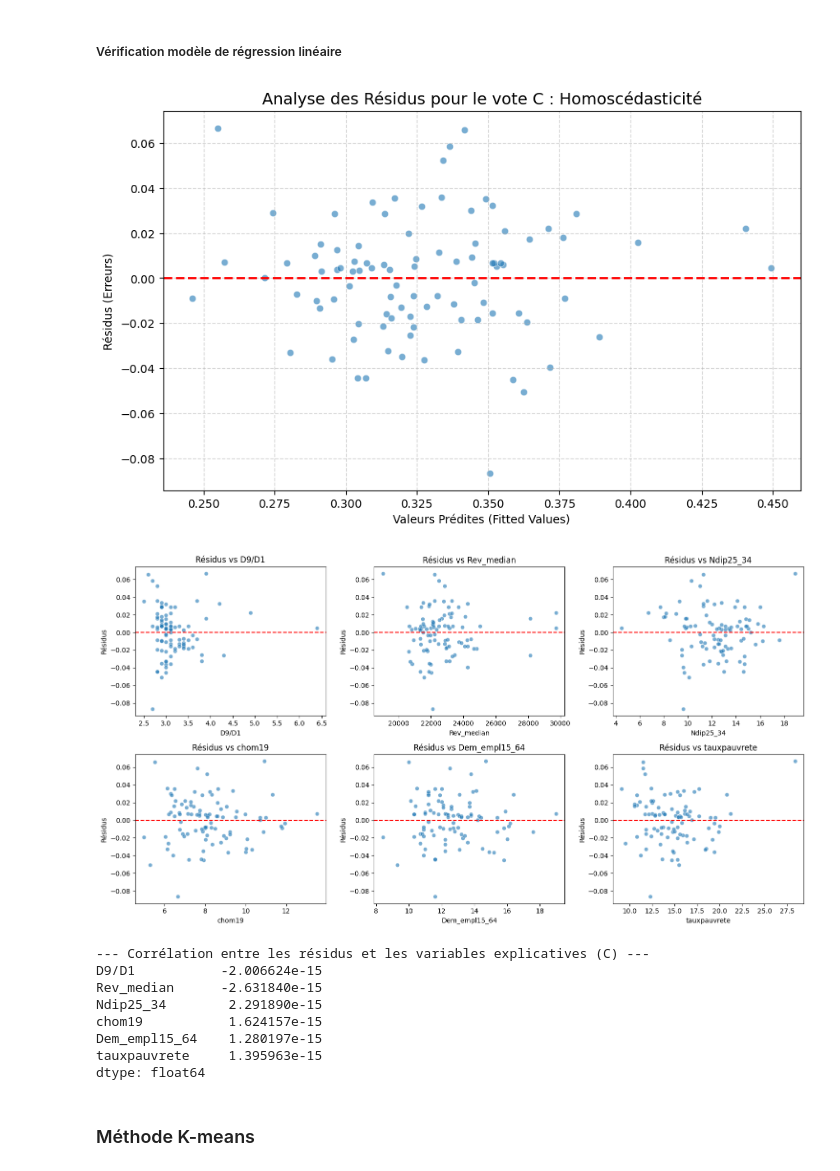
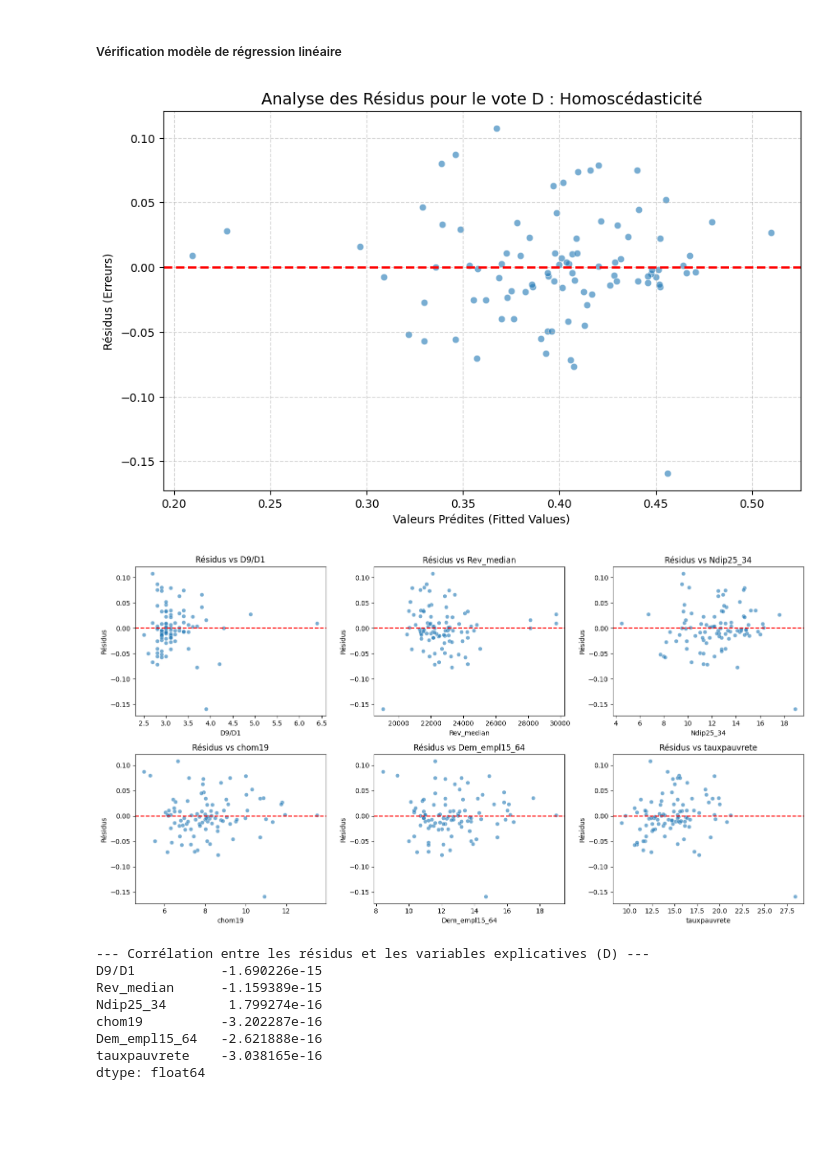
Before and after one commit to zuulaika/Projet-python, a Jupyter notebook: modelistion.ipynb, the cells around one changed output. Cells and saved outputs as stored; diff of their text form; code cells hidden in the pictures; blank space fills up the shorter version.

```diff
--- a/modelistion.ipynb
+++ b/modelistion.ipynb
@@ -105,7 +105,7 @@ tauxpauvrete         0.0031        0.0463        0.0017
 # Assure-toi d'avoir lancé le bloc de code précédent avant celui-ci.
 
 # Exemple pour le parti du CENTRE (ou change pour G ou D)
-target_col = 'C'
+target_col = 'D'
 y = df[target_col]
 # On refit le modèle pour être sûr d'avoir l'objet 'results'
 model = sm.OLS(y, X_final)
@@ -141,42 +141,40 @@ try:
     n_rows = (len(vars_to_check) + n_cols - 1) // n_cols
 
     fig, axes = plt.subplots(n_rows, n_cols, figsize=(15, 4 * n_rows))
     axes = axes.flatten() # Aplatir pour itérer facilement
 
     for i, col_name in enumerate(vars_to_check):
         sns.scatterplot(x=df[col_name], y=residus, ax=axes[i], alpha=0.6)
         axes[i].axhline(0, color='red', linestyle='--', lw=1.5)
         axes[i].set_title(f'Résidus vs {col_name}')
         axes[i].set_ylabel('Résidus')
         axes[i].set_xlabel(col_name)
 
     # Supprimer les graphiques vides s'il y en a
     for j in range(i + 1, len(axes)):
         fig.delaxes(axes[j])
 
     plt.tight_layout()
     plt.show()
 
     # ==============================================================================
     # 3. VERIFICATION MATHÉMATIQUE (CORRÉLATION)
     # ==============================================================================
     print(f"--- Corrélation entre les résidus et les variables explicatives ({target_col}) ---")
     # On s'attend à des valeurs très proches de 0 (ex: 1e-10) par construction OLS
     correlation_check = df[features_cols].apply(lambda x: x.corr(residus))
     print(correlation_check)
 
 except Exception as e:
     print(f"Erreur (probablement due au manque de données dans l'échantillon test) : {e}")
 # %% [output]
-[figure, old version]
+[figure, new version]
-[figure, old version]
+[figure, new version]
---- Corrélation entre les résidus et les variables explicatives (C) ---
-D9/D1           -2.006624e-15
-Rev_median      -2.631840e-15
-Ndip25_34        2.291890e-15
-chom19           1.624157e-15
-Dem_empl15_64    1.280197e-15
-tauxpauvrete     1.395963e-15
+--- Corrélation entre les résidus et les variables explicatives (D) ---
+D9/D1           -1.690226e-15
+Rev_median      -1.159389e-15
+Ndip25_34        1.799274e-16
+chom19          -3.202287e-16
+Dem_empl15_64   -2.621888e-16
+tauxpauvrete    -3.038165e-16
 dtype: float64
-# %% [markdown]
-### Méthode K-means
```
Also changed, not shown: parts of 6 cells of this notebook.
